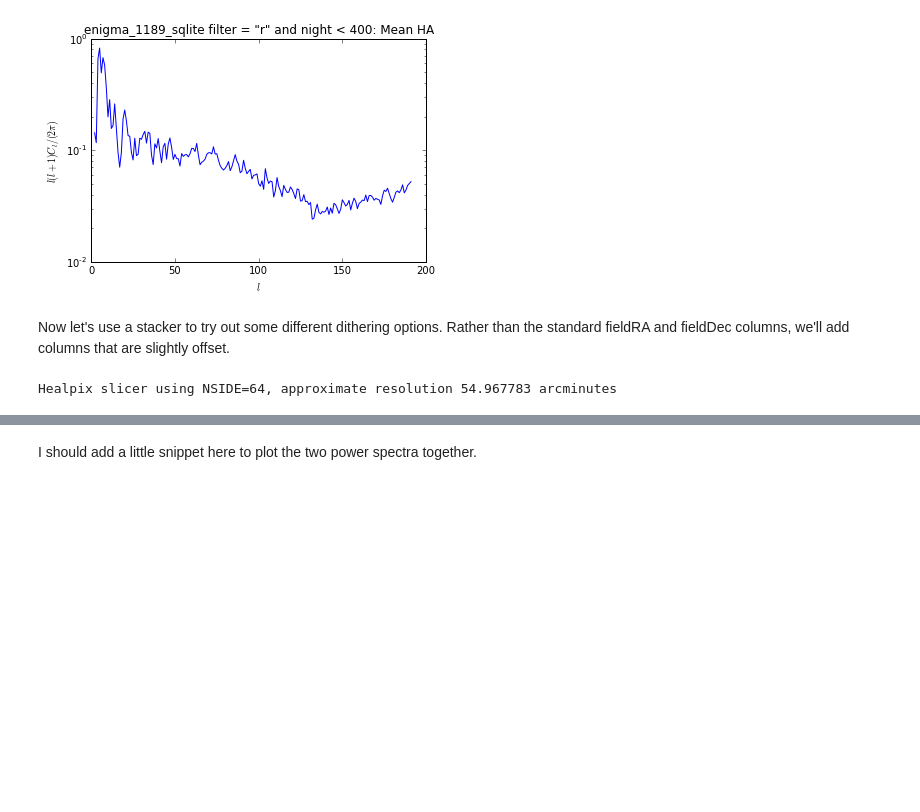
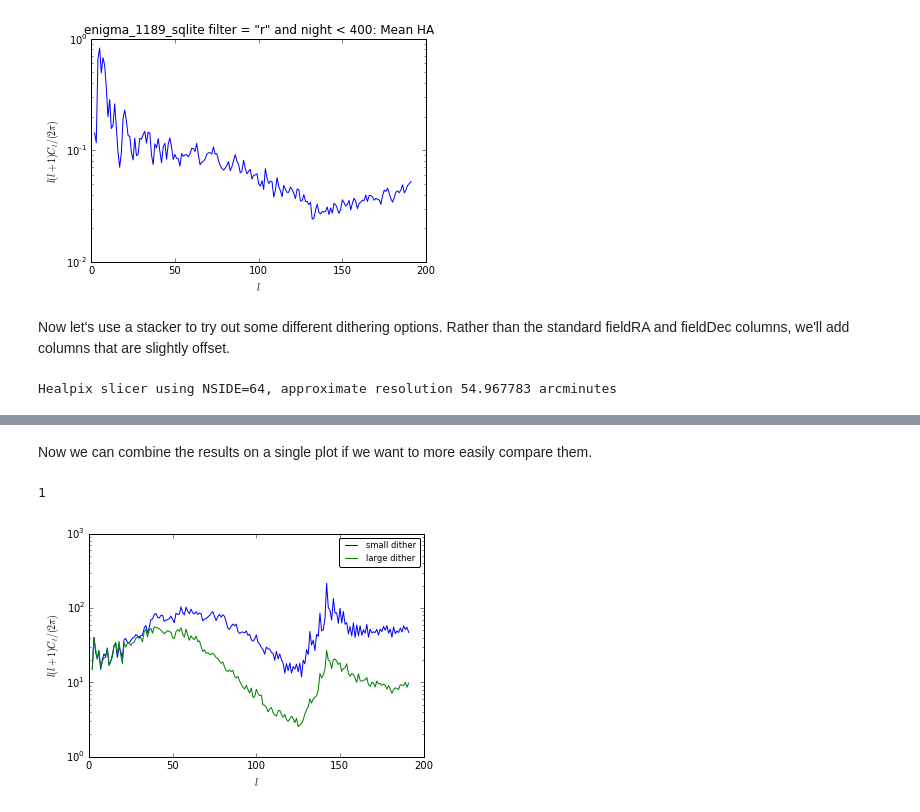
Before and after one commit to amnferguson/sims_maf_notebooks, a Jupyter notebook: notebooks/Stackers.ipynb, the cells around one changed output, grey strips where cells are left out. Cells and saved outputs as stored; diff of their text form; code cells hidden in the pictures; blank space fills up the shorter version.

Commit message:
added slicers

```diff
--- a/notebooks/Stackers.ipynb
+++ b/notebooks/Stackers.ipynb
@@ -81,2 +81,9 @@ Optimal bin calculation tried to make 756 bins, returning 200
-# %% [markdown]
-I should add a little snippet here to plot the two power spectra together.
+# %% [markdown]
+Now we can combine the results on a single plot if we want to more easily compare them.
+# %%
+fig = plt.figure(1)
+slicer.plotPowerSpectrum(metricResults_SmallDither.metricValues[0], fignum=1, label='small dither', addLegend=True)
+slicer.plotPowerSpectrum(metricResults_LargeDither.metricValues[0], fignum=1, label='large dither', addLegend=True)
+# %% [output]
+1
+[figure, added]
```
Also changed, not shown: parts of 2 cells of this notebook, 1 other file.
